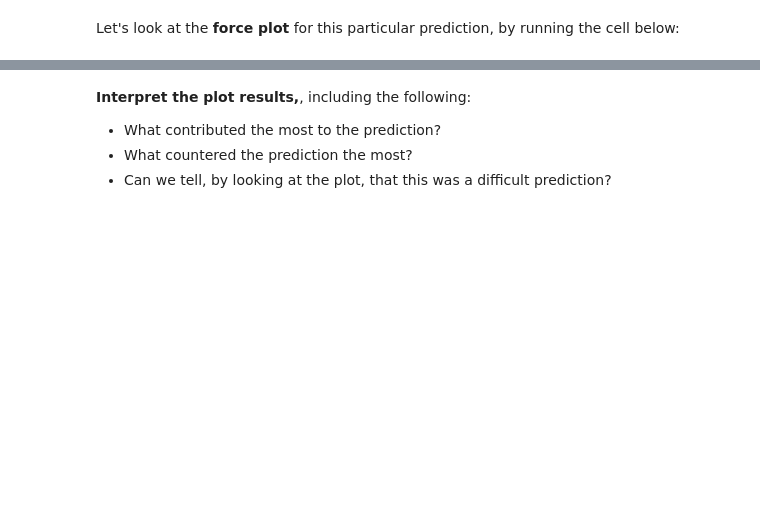
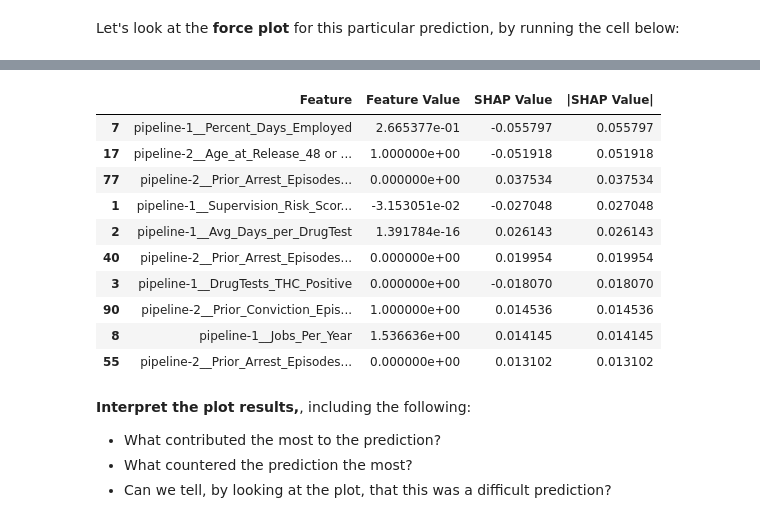
Before and after one commit to wsl0917/DSCI430_module2_assignment, a Jupyter notebook: Module 3 assignment-1.ipynb, the cells around one changed output, grey strips where cells are left out. Drawn from its saved outputs; the diff is of its cells as text; code cells hidden in the pictures; blank space fills up the shorter version.

```diff
--- a/Module 3 assignment-1.ipynb
+++ b/Module 3 assignment-1.ipynb
@@ -755,3 +777,35 @@ shap.force_plot(
+# %%
+
+
+# Extract the specific instance's SHAP values and feature values
+shap_values_instance = rf_shap_values[1,:,-1]  # Assuming you want the SHAP values for class 1
+feature_values_instance = X_test_enc.iloc[ind[-1]]
+
+# Create a DataFrame to display the feature names, SHAP values, and feature values
+shap_df = pd.DataFrame({
+    'Feature': feature_values_instance.index,
+    'Feature Value': feature_values_instance.values,
+    'SHAP Value': shap_values_instance
+})
+
+# Sort by absolute SHAP value to identify the most important features
+shap_df['|SHAP Value|'] = np.abs(shap_df['SHAP Value'])
+shap_df = shap_df.sort_values(by='|SHAP Value|', ascending=False)
+
+# Display the top features contributing to the prediction
+shap_df.head(10)
+# %% [output]
+|  | Feature | Feature Value | SHAP Value | |SHAP Value| |
+| 7 | pipeline-1__Percent_Days_Employed | 2.665377e-01 | -0.055797 | 0.055797 |
+| 17 | pipeline-2__Age_at_Release_48 or ... | 1.000000e+00 | -0.051918 | 0.051918 |
+| 77 | pipeline-2__Prior_Arrest_Episodes... | 0.000000e+00 | 0.037534 | 0.037534 |
+| 1 | pipeline-1__Supervision_Risk_Scor... | -3.153051e-02 | -0.027048 | 0.027048 |
+| 2 | pipeline-1__Avg_Days_per_DrugTest | 1.391784e-16 | 0.026143 | 0.026143 |
+| 40 | pipeline-2__Prior_Arrest_Episodes... | 0.000000e+00 | 0.019954 | 0.019954 |
+| 3 | pipeline-1__DrugTests_THC_Positive | 0.000000e+00 | -0.018070 | 0.018070 |
+| 90 | pipeline-2__Prior_Conviction_Epis... | 1.000000e+00 | 0.014536 | 0.014536 |
+| 8 | pipeline-1__Jobs_Per_Year | 1.536636e+00 | 0.014145 | 0.014145 |
+| 55 | pipeline-2__Prior_Arrest_Episodes... | 0.000000e+00 | 0.013102 | 0.013102 |
 # %% [markdown]
 **Interpret the plot results,**, including the following:
 - What contributed the most to the prediction?
```
Also changed, not shown: parts of 9 cells of this notebook.
